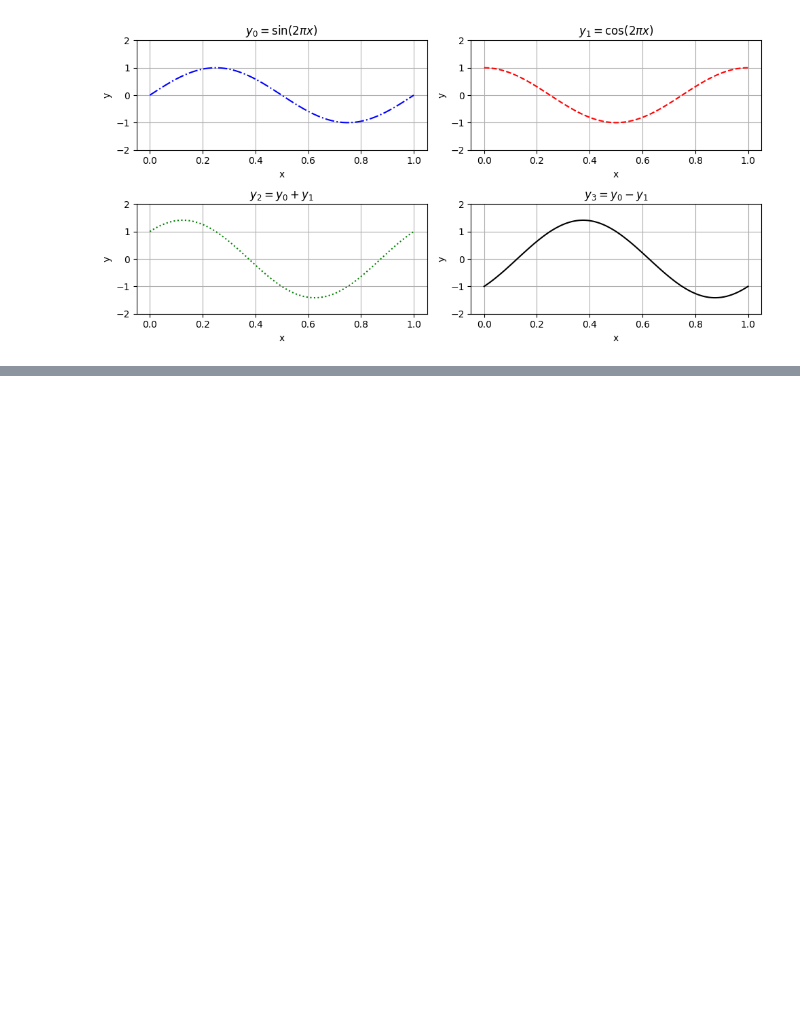
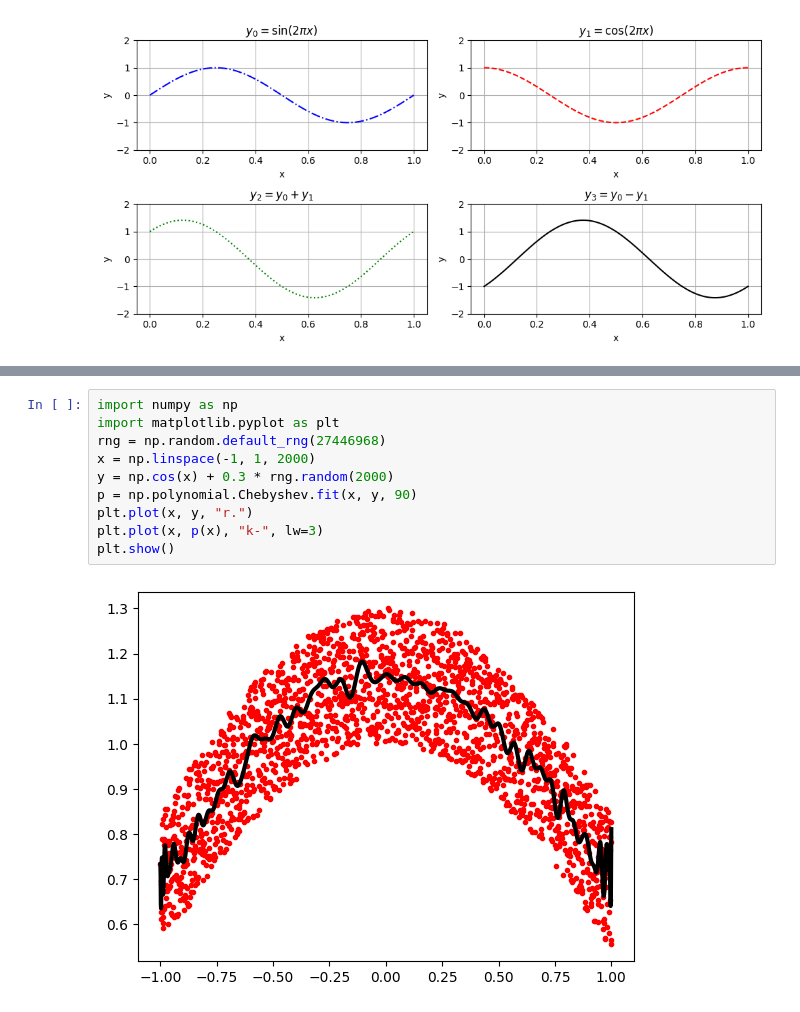
Before and after one commit to gianlukas/modellazioneSistIng, a Jupyter notebook: 1_3_IntroduzionePython_matplotlib.ipynb, the cells around one changed output, grey strips where cells are left out. Saved outputs shown, nothing was run; the diff lists cells and outputs as text; blank space fills up the shorter version.

```diff
--- a/1_3_IntroduzionePython_matplotlib.ipynb
+++ b/1_3_IntroduzionePython_matplotlib.ipynb
@@ -211,0 +233,12 @@ x**4/4 + 2*x**3 + 6*x**2 + 8*x
+# %%
+import numpy as np
+import matplotlib.pyplot as plt
+rng = np.random.default_rng(27446968)
+x = np.linspace(-1, 1, 2000)
+y = np.cos(x) + 0.3 * rng.random(2000)
+p = np.polynomial.Chebyshev.fit(x, y, 90)
+plt.plot(x, y, "r.")
+plt.plot(x, p(x), "k-", lw=3)
+plt.show()
+# %% [output]
+[figure, added]
```
Also changed, not shown: parts of 4 cells of this notebook.
